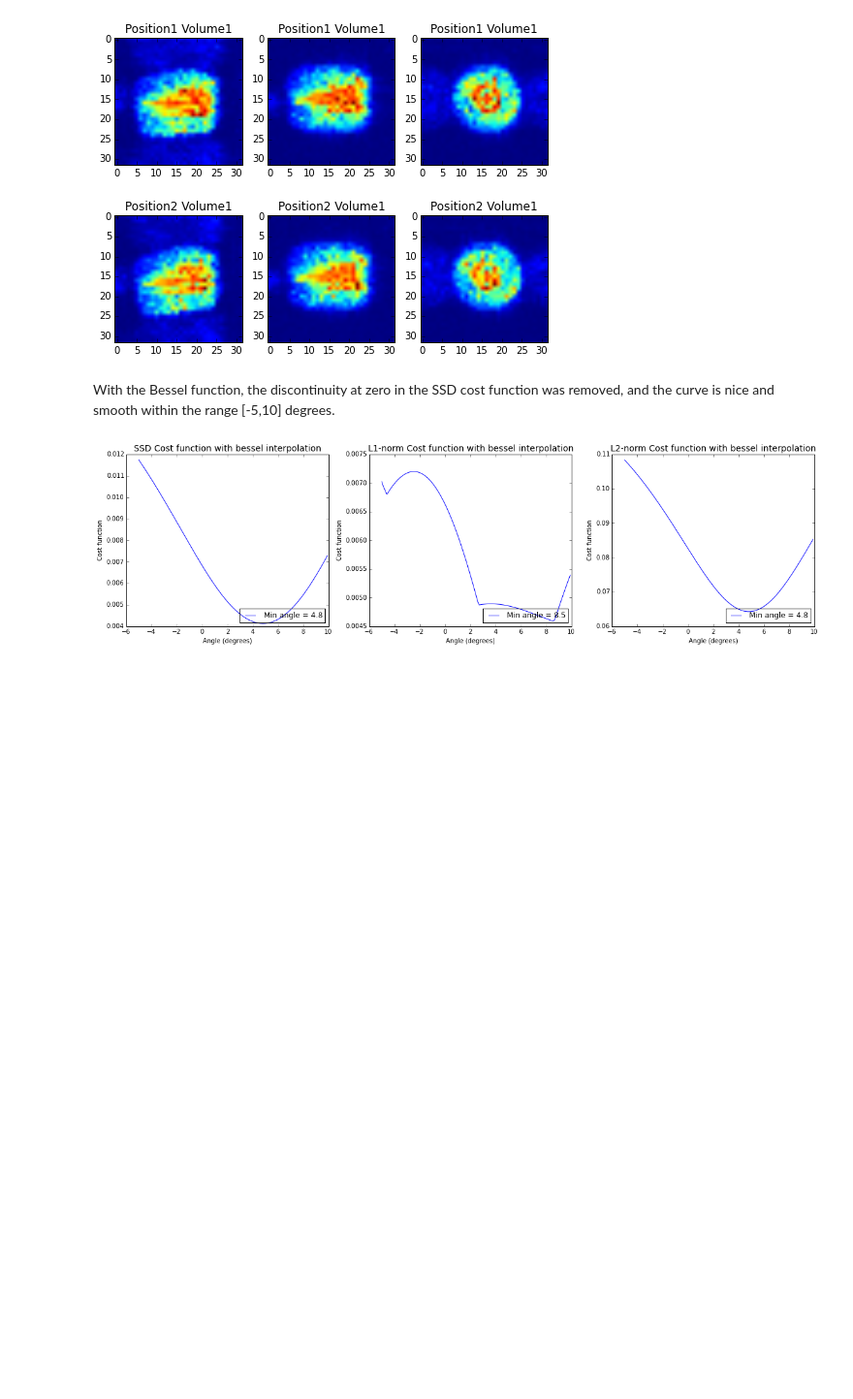
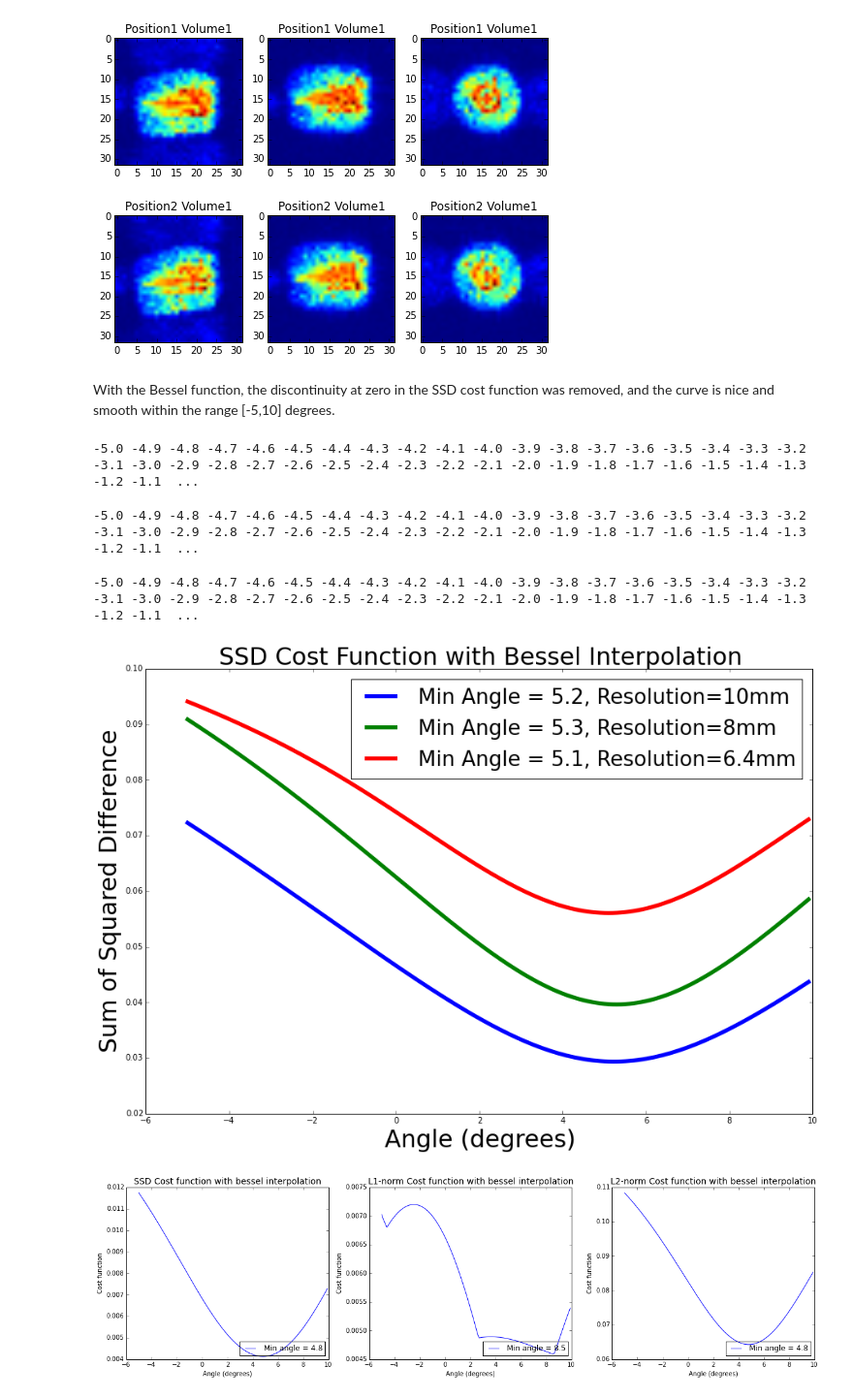
Before and after one commit to zyzdiana/AC297r-Volume-Registration, a Jupyter notebook: Bessel_Rotation_&_Halton_Translation.ipynb, the cells around one changed output. Shown at 97% size. Saved outputs shown, nothing was run; the diff lists cells and outputs as text; code cells hidden in the pictures; blank space fills up the shorter version.

```diff
--- a/Bessel_Rotation_&_Halton_Translation.ipynb
+++ b/Bessel_Rotation_&_Halton_Translation.ipynb
@@ -222,8 +222,9 @@ def rot_cost_func(vol1, vol2, thetas, cf, arg, ax, interpolation = 'bilinear', m
     tmp = vol1.copy()
     cost_func = np.zeros(len(thetas))
     for idx, t in enumerate(thetas):
+        print t,
         new_vol2 = np.ones(vol2.shape)
-        for i in xrange(32):
+        for i in xrange(len(vol2)):
             sub = vol2[i,:,:]
             if(interpolation == 'bessel'):
                 rot = bessel_rotate(sub, t, mask)
@@ -231,13 +232,15 @@ def rot_cost_func(vol1, vol2, thetas, cf, arg, ax, interpolation = 'bilinear', m
                 rot = imrotate(sub, t, interpolation, mask)
             new_vol2[i,:,:] = rot
         cost_func[idx] = cf(new_vol2,tmp)
+    return cost_func
+'''
     angMin = thetas[np.argmin(cost_func)]
     ax.plot(thetas,cost_func,label='Min angle = %s' % (angMin))
     ax.set_title('%s Cost function with %s interpolation' % (arg,interpolation), fontsize=14)
     ax.set_xlabel('Angle (degrees)')
     ax.set_ylabel('Cost function')
     ax.legend(loc=4)
-
+'''
 def rot_cost_func_3d(vol1, vol2, thetas, cf, arg, ax, interpolation = 'bilinear', mask=False):
     '''
     vol1: original image
@@ -481,3 +484,16 @@ plt.close(fig)
 [figure]
 # %% [markdown]
 With the Bessel function, the discontinuity at zero in the SSD cost function was removed, and the curve is nice and smooth within the range [-5,10] degrees.
+# %%
+thetas=np.arange(-5,10,0.1)
+cost_func_6_4 = rot_cost_func(list_6_4mm[0],list_6_4mm[3], thetas, cf_ssd, 'SSD', 'None', 'bessel', True)
+# %% [output]
+-5.0 -4.9 -4.8 -4.7 -4.6 -4.5 -4.4 -4.3 -4.2 -4.1 -4.0 -3.9 -3.8 -3.7 -3.6 -3.5 -3.4 -3.3 -3.2 -3.1 -3.0 -2.9 -2.8 -2.7 -2.6 -2.5 -2.4 -2.3 -2.2 -2.1 -2.0 -1.9 -1.8 -1.7 -1.6 -1.5 -1.4 -1.3 -1.2 -1.1  ...
+# %%
+cost_func_8 = rot_cost_func(list_8mm[0],list_8mm[3], thetas, cf_ssd, 'SSD', 'None', 'bessel', True)
+# %% [output]
+-5.0 -4.9 -4.8 -4.7 -4.6 -4.5 -4.4 -4.3 -4.2 -4.1 -4.0 -3.9 -3.8 -3.7 -3.6 -3.5 -3.4 -3.3 -3.2 -3.1 -3.0 -2.9 -2.8 -2.7 -2.6 -2.5 -2.4 -2.3 -2.2 -2.1 -2.0 -1.9 -1.8 -1.7 -1.6 -1.5 -1.4 -1.3 -1.2 -1.1  ...
+# %%
+cost_func_10 = rot_cost_func(list_10mm[0],list_10mm[3], thetas, cf_ssd, 'SSD', 'None', 'bessel', True)
+# %% [output]
+-5.0 -4.9 -4.8 -4.7 -4.6 -4.5 -4.4 -4.3 -4.2 -4.1 -4.0 -3.9 -3.8 -3.7 -3.6 -3.5 -3.4 -3.3 -3.2 -3.1 -3.0 -2.9 -2.8 -2.7 -2.6 -2.5 -2.4 -2.3 -2.2 -2.1 -2.0 -1.9 -1.8 -1.7 -1.6 -1.5 -1.4 -1.3 -1.2 -1.1  ...
@@ -484,3 +505,23 @@ With the Bessel function, the discontinuity at zero in the SSD cost function was
+# %%
+plt.figure(figsize=[15,10])
+
+
+angMin = thetas[np.argmin(cost_func_10,axis=0)]
+plt.plot(thetas, np.sqrt(np.array(cost_func_10)), 'blue',lw=5,label='Min Angle = %s, Resolution=10mm' %(angMin))
+
+angMin = thetas[np.argmin(cost_func_8,axis=0)]
+plt.plot(thetas, np.sqrt(np.array(cost_func_8)), 'green',lw=5,label='Min Angle = %s, Resolution=8mm' %(angMin))
+
+angMin = thetas[np.argmin(cost_func_6_4,axis=0)]
+plt.plot(thetas, np.sqrt(np.array(cost_func_6_4)), 'red',lw=5,label='Min Angle = %s, Resolution=6.4mm' %(angMin))
+
+plt.title('SSD Cost Function with Bessel Interpolation', fontsize=30)
+plt.xlabel('Angle (degrees)', fontsize=30)
+plt.ylabel('Sum of Squared Difference', fontsize=30)
+plt.legend(loc='best', fontsize=26)
+plt.show()
+# %% [output]
+[figure, added]
 # %%
 # Cost function from Bessel Rotation
 thetas=np.arange(-5,10,0.1)
```
Also changed, not shown: parts of 12 cells of this notebook, 2 other files.
